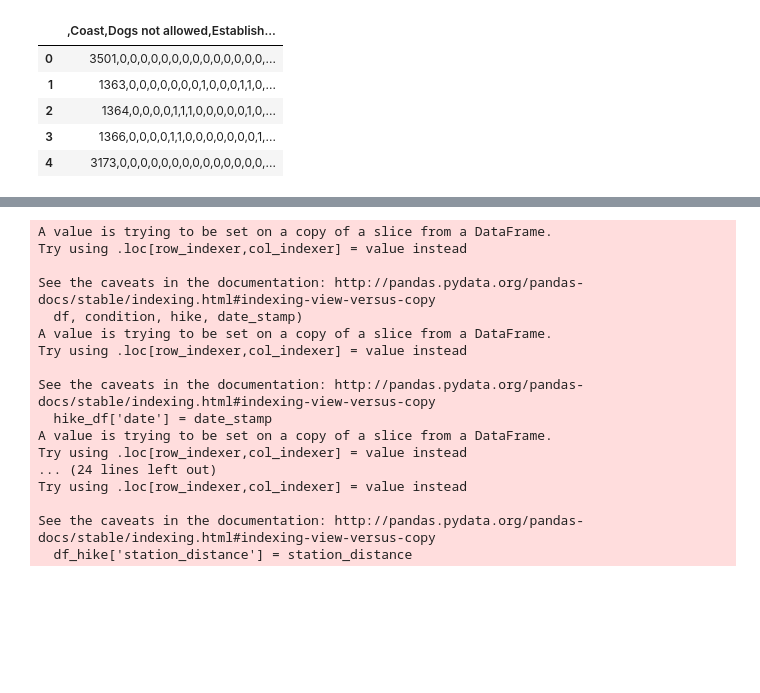
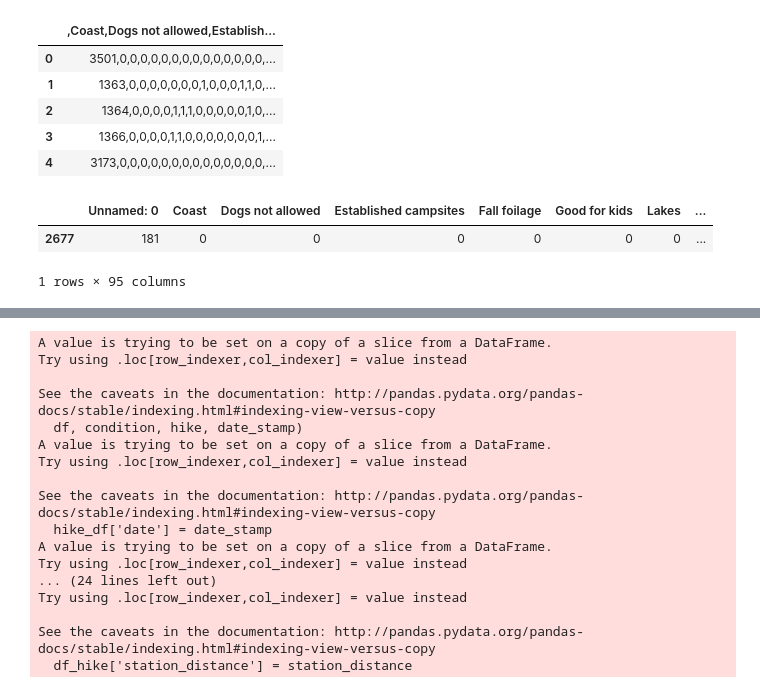
Before and after one commit to huddlestona/Trail_Report, a Jupyter notebook: bug_fix_final_model.ipynb, the cells around one changed output, grey strips where cells are left out. Cells and saved outputs as stored; diff of their text form; code cells hidden in the pictures; blank space fills up the shorter version.

```diff
--- a/bug_fix_final_model.ipynb
+++ b/bug_fix_final_model.ipynb
@@ -19,6 +19,14 @@ df_trail.head()
     df_trail = pd.read_csv(
     'data/WTA_trails_clean_w_medians.csv',
     lineterminator='\n')
+# %%
+hike_df = df_trail.loc[df_trail['hike_name'] == 'Jackita Ridge']
+# %%
+hike_df
+# %% [output]
+|  | Unnamed: 0 | Coast | Dogs not allowed | Established campsites | Fall foilage | Good for kids | Lakes | ... |
+| 2677 | 181 | 0 | 0 | 0 | 0 | 0 | 0 | ... |
+1 rows × 95 columns
 # %%
 s3 = boto3.client('s3')
 bucket_name = 'trailreportdata'
```
Also changed, not shown: parts of 2 cells of this notebook, 1 other file.
